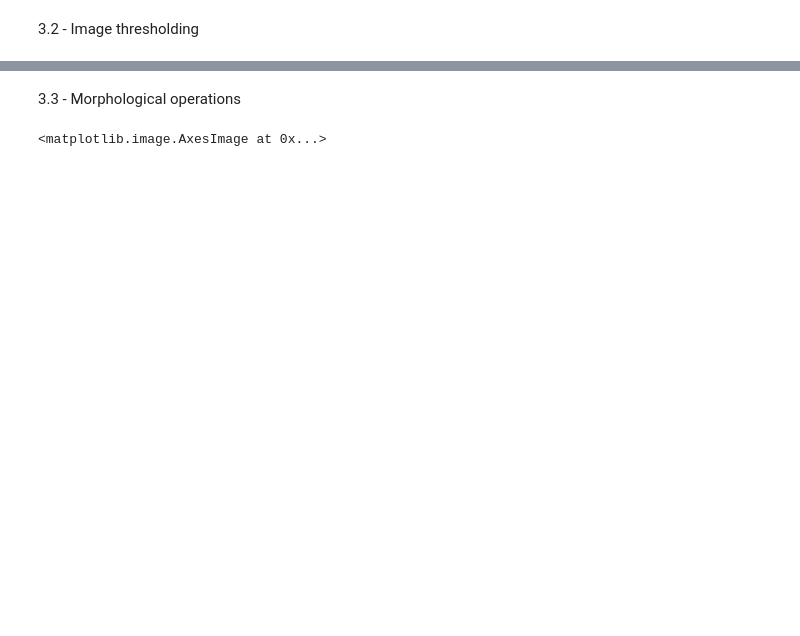
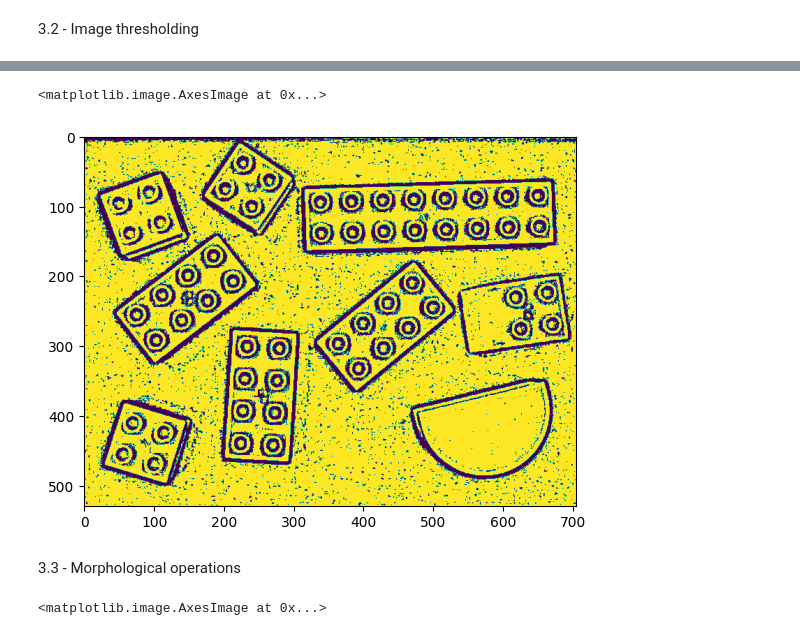
Before and after one commit to LPSD18/PIV, a Jupyter notebook: exPraticos/lab1.ipynb, the cells around one changed output, grey strips where cells are left out. Cells and saved outputs as stored; diff of their text form; code cells hidden in the pictures; blank space fills up the shorter version.

```diff
--- a/exPraticos/lab1.ipynb
+++ b/exPraticos/lab1.ipynb
@@ -140,3 +142,9 @@ plt.imshow(thresh,'gray',vmin=0,vmax=255)
+# %%
+inverted = cv2.bitwise_not(thresh)
+plt.imshow(inverted)
+# %% [output]
+<matplotlib.image.AxesImage at 0x...>
+[figure, added]
 # %% [markdown]
 3.3 - Morphological operations
 # %%
```
Also changed, not shown: parts of 12 cells of this notebook, 6 other files.
